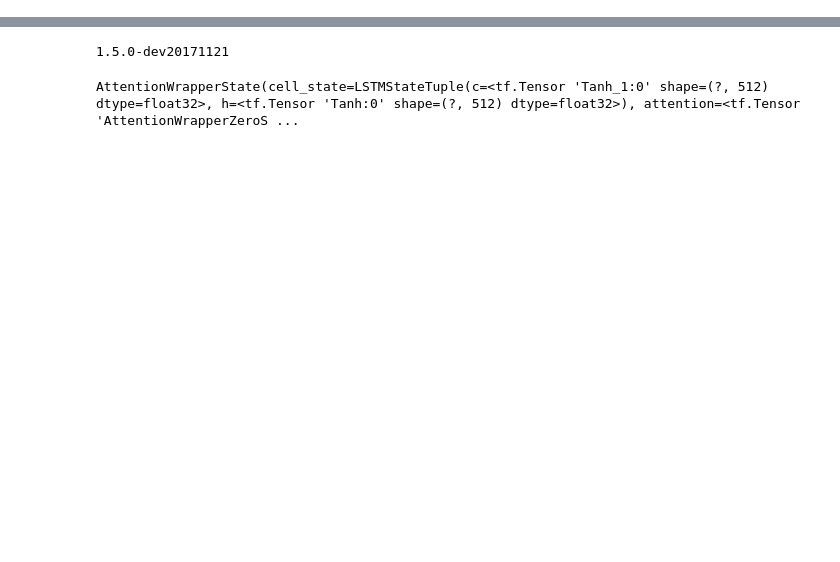
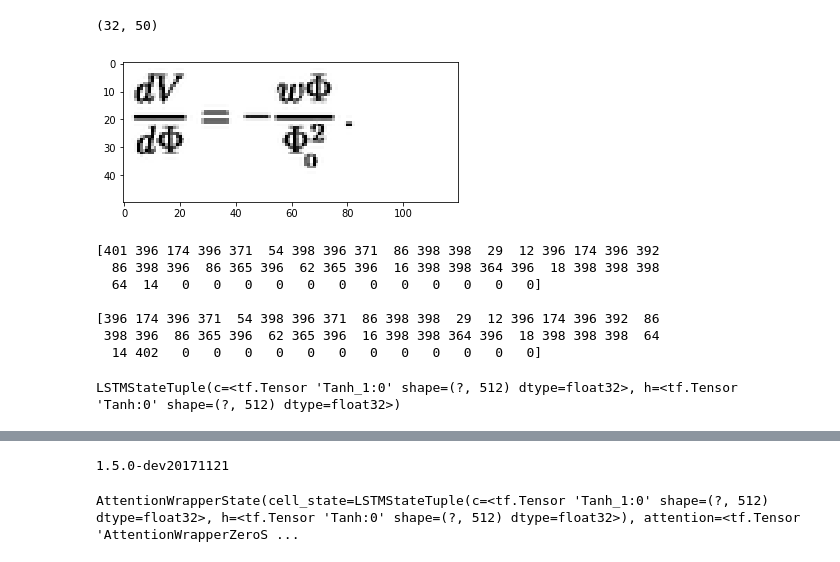
Before and after one commit to henrikmarklund/handwriting-to-latex, a Jupyter notebook: Hand-to-latex (using tf-seq2seq).ipynb, the cells around one changed output, grey strips where cells are left out. Drawn from its saved outputs; the diff is of its cells as text; code cells hidden in the pictures; blank space fills up the shorter version.

```diff
--- a/Hand-to-latex (using tf-seq2seq).ipynb
+++ b/Hand-to-latex (using tf-seq2seq).ipynb
@@ -654,0 +242,26 @@ projection_layer = layers_core.Dense(token_vocab_size, use_bias=False, name="out
+# %%
+def load_data(dataset_name, max_token_length, max_num_samples):
+    dataset = load_raw_data(dataset_name, max_token_length = max_token_length, max_num_samples = max_num_samples)
+    encoder_input_data_batches, target_texts_batches, sequence_lengths_batches = split_dataset(dataset)
+    decoder_input_data_batches, decoder_target_data_batches = create_output_int_sequences(target_texts_batches, sequence_lengths_batches)
+
+    return encoder_input_data_batches, target_texts_batches, sequence_lengths_batches, decoder_input_data_batches, decoder_target_data_batches
+# %%
+max_token_length = 50
+max_train_num_samples = 200
+
+
+train_dataset = load_data('train', max_token_length, max_num_samples)
+train_encoder_input_data_batches = train_dataset[0]
+train_target_texts_batches = train_dataset[1]
+train_sequence_lengths_batches = train_dataset[2]
+train_decoder_input_data_batches = train_dataset[3]
+train_decoder_target_data_batches = train_dataset[4]
+
+
+val_dataset = load_data('train', max_token_length, max_num_samples)
+val_encoder_input_data_batches = val_dataset[0]
+val_target_texts_batches = val_dataset[1]
+val_sequence_lengths_batches = val_dataset[2]
+val_decoder_input_data_batches = val_dataset[3]
+val_decoder_target_data_batches = val_dataset[4]
@@ -654,0 +347,24 @@ projection_layer = layers_core.Dense(token_vocab_size, use_bias=False, name="out
+# %%
+train_decoder_target_data_batches[0].shape
+# %% [output]
+(32, 50)
+# %%
+#encoder_input_data.shape
+
+plt.imshow(train_encoder_input_data_batches[0][0].squeeze(), cmap='gray')
+plt.show()
+
+
+print(train_decoder_input_data_batches[0][0])
+
+print("")
+print(train_decoder_target_data_batches[0][0])
+# %% [output]
+[figure, added]
+[401 396 174 396 371  54 398 396 371  86 398 398  29  12 396 174 396 392
+  86 398 396  86 365 396  62 365 396  16 398 398 364 396  18 398 398 398
+  64  14   0   0   0   0   0   0   0   0   0   0   0   0]
+
+[396 174 396 371  54 398 396 371  86 398 398  29  12 396 174 396 392  86
+ 398 396  86 365 396  62 365 396  16 398 398 364 396  18 398 398 398  64
+  14 402   0   0   0   0   0   0   0   0   0   0   0   0]
@@ -654,0 +446,4 @@ projection_layer = layers_core.Dense(token_vocab_size, use_bias=False, name="out
+# %%
+encoder_state
+# %% [output]
+LSTMStateTuple(c=<tf.Tensor 'Tanh_1:0' shape=(?, 512) dtype=float32>, h=<tf.Tensor 'Tanh:0' shape=(?, 512) dtype=float32>)
```
Also changed, not shown: parts of 54 cells of this notebook.
